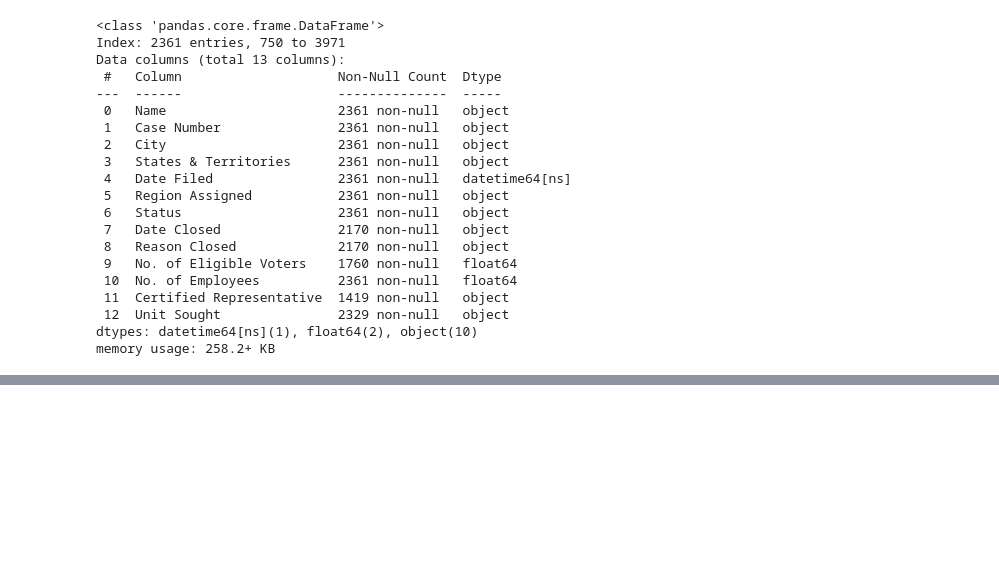
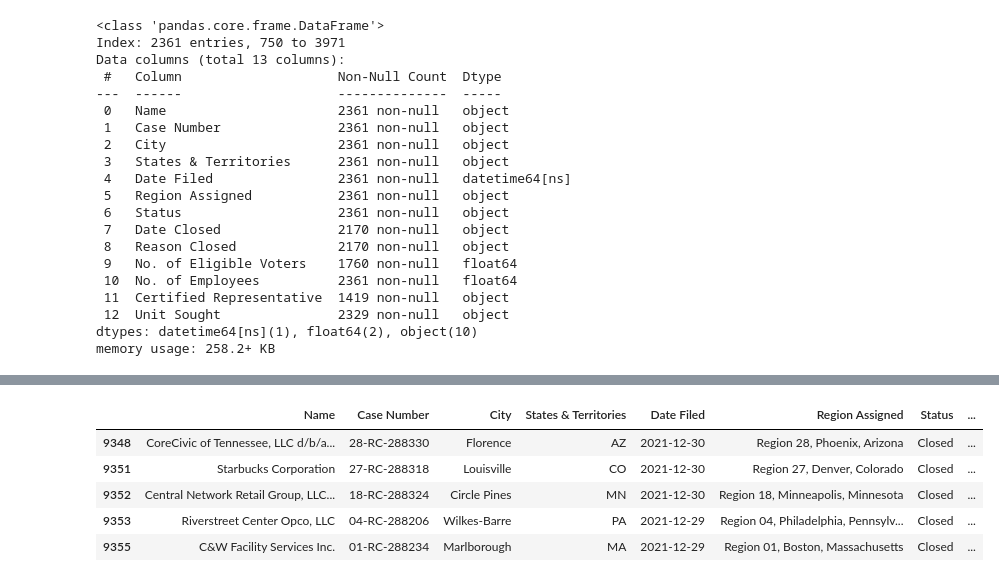
Before and after one commit to enielsen101/data_story, a Jupyter notebook: data_story.ipynb, the cells around one changed output, grey strips where cells are left out. Saved outputs shown, nothing was run; the diff lists cells and outputs as text; code cells hidden in the pictures; blank space fills up the shorter version.

```diff
--- a/Untitled.ipynb
+++ b/data_story.ipynb
@@ -211,0 +205,9 @@ Number of rows for 2021 and 2024: 3742
+# %%
+df_2021.head()
+# %% [output]
+|  | Name | Case Number | City | States & Territories | Date Filed | Region Assigned | Status | ... |
+| 9348 | CoreCivic of Tennessee, LLC d/b/a... | 28-RC-288330 | Florence | AZ | 2021-12-30 | Region 28, Phoenix, Arizona | Closed | ... |
+| 9351 | Starbucks Corporation | 27-RC-288318 | Louisville | CO | 2021-12-30 | Region 27, Denver, Colorado | Closed | ... |
+| 9352 | Central Network Retail Group, LLC... | 18-RC-288324 | Circle Pines | MN | 2021-12-30 | Region 18, Minneapolis, Minnesota | Closed | ... |
+| 9353 | Riverstreet Center Opco, LLC | 04-RC-288206 | Wilkes-Barre | PA | 2021-12-29 | Region 04, Philadelphia, Pennsylv... | Closed | ... |
+| 9355 | C&W Facility Services Inc. | 01-RC-288234 | Marlborough | MA | 2021-12-29 | Region 01, Boston, Massachusetts | Closed | ... |
```
Also changed, not shown: parts of 3 cells of this notebook.
